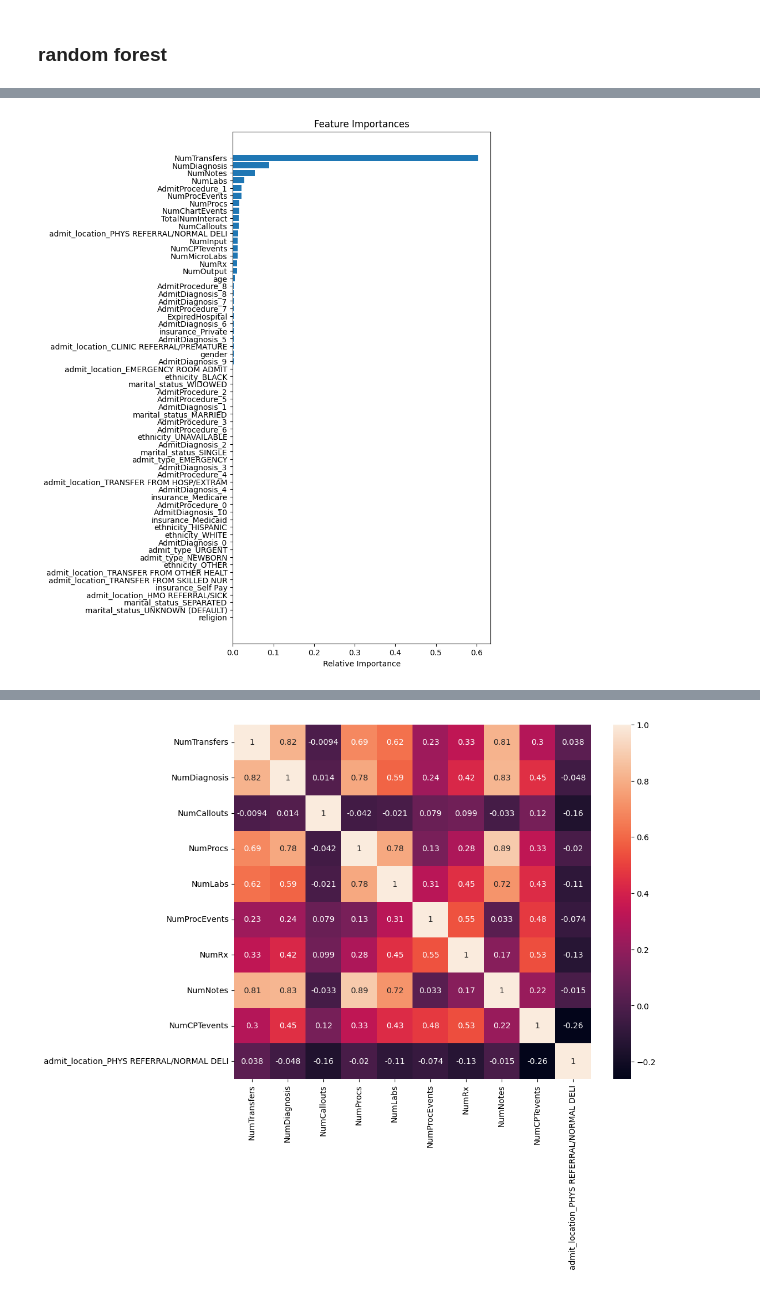
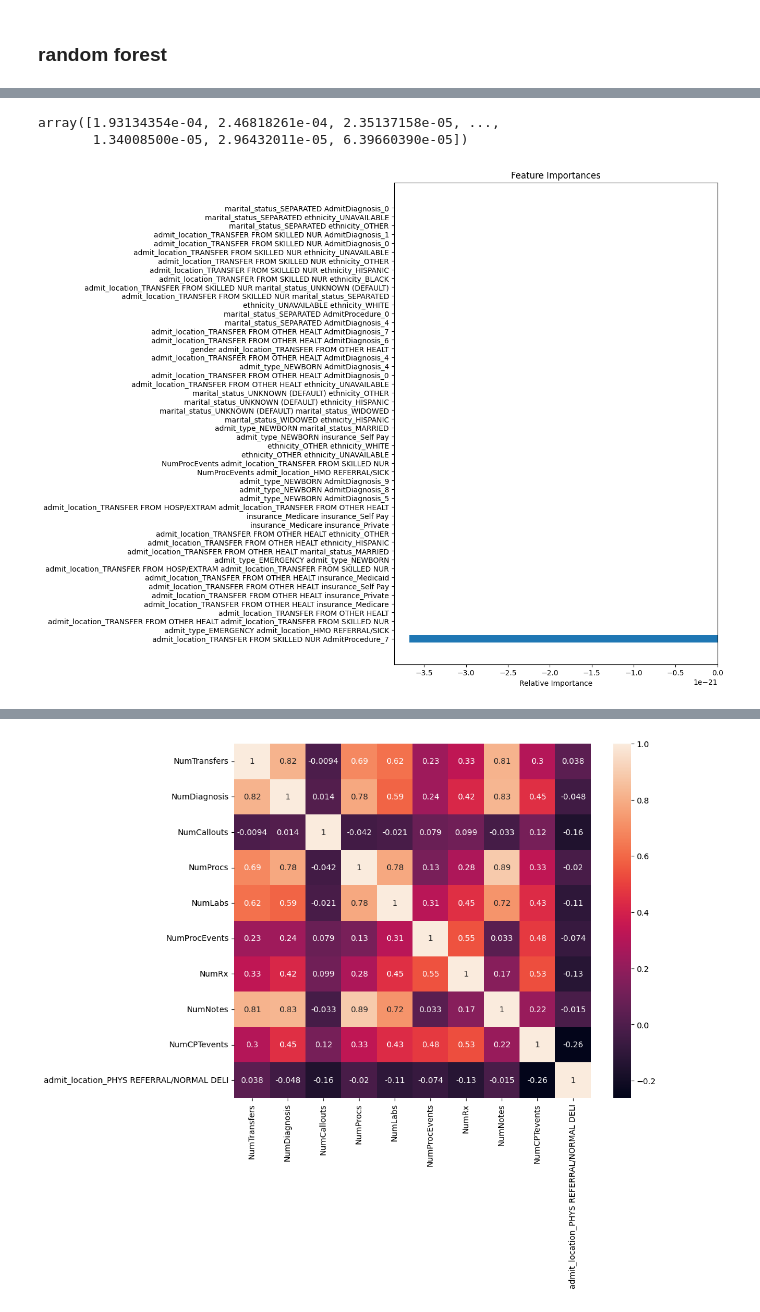
Before and after one commit to mairihallman/MAT-4376E-F24, a Jupyter notebook: 2-bayesian-data-analysis/feature-selection-q5.ipynb, the cells around one changed output, grey strips where cells are left out. Drawn from its saved outputs; the diff is of its cells as text; code cells hidden in the pictures.

```diff
--- a/2-bayesian-data-analysis/feature-selection-q5.ipynb
+++ b/2-bayesian-data-analysis/feature-selection-q5.ipynb
@@ -183,2 +184,0 @@ df_concat.head()
-# %%
-df_concat = df_concat.drop(columns=['LOSgroupNum'])
@@ -189,14 +189,26 @@ Index(['religion'], dtype='object')
 # %%
 df_concat = df_concat.loc[:, ~df_concat.columns.duplicated()]
+# %%
+poly = PolynomialFeatures(degree=2, interaction_only=True, include_bias=False)
+interaction_terms = poly.fit_transform(df_concat)
+
+X_pre = df_concat.drop(columns=['LOSdays']) # Replace with your actual variables
+y_pre = df_concat['LOSdays']
+
+poly = PolynomialFeatures(degree=2, interaction_only=True, include_bias=False)
+X_interactions = poly.fit_transform(X_pre)
+
+df_interactions = pd.DataFrame(X_interactions, columns=poly.get_feature_names_out(X_pre.columns))
+df_interactions['LOSdays'] = y_pre
 # %% [markdown]
 ### mutual info
 # %%
-X = df_concat.drop(columns=['LOSdays']) # Replace with your actual variables
+X = df_interactions.drop(columns=['LOSdays']) # Replace with your actual variables
 X = X.applymap(lambda x: int(x) if isinstance(x, bool) else x)
 X = X.apply(pd.to_numeric, errors='coerce')
 X = X.replace([np.inf, -np.inf], np.nan)
 discrete_features = X.dtypes == int
-y = df_concat['LOSdays']
+y = df_interactions['LOSdays']
 
 from sklearn.feature_selection import mutual_info_regression
 
@@ -234,13 +250,13 @@ plt.show()
 # %% [markdown]
 ### random forest
 # %%
-from sklearn.ensemble import RandomForestRegressor, RandomForestClassifier
+from sklearn.ensemble import RandomForestRegressor #, RandomForestClassifier
 from sklearn.model_selection import train_test_split
 
 X_train, X_test, y_train, y_test = train_test_split(X, y, test_size=0.2, random_state=42)
 
 # For Regression:
-model = RandomForestRegressor(n_estimators=100, random_state=42)
+model = RandomForestRegressor(n_estimators=200, random_state=42)
 
 model.fit(X_train, y_train)
 # %% [output]
@@ -256,14 +272,23 @@ R² score on the test set: 0.8466620005570484
+# %%
+model.feature_importances_
+# %% [output]
+array([1.93134354e-04, 2.46818261e-04, 2.35137158e-05, ...,
+       1.34008500e-05, 2.96432011e-05, 6.39660390e-05])
 # %%
 importances = model.feature_importances_
 
 indices = np.argsort(importances)
 
-plt.figure(figsize=(6, 12))
+plt.figure(figsize=(8, 12))
 plt.title("Feature Importances")
-plt.barh(range(X.shape[1]), importances[indices], align="center")
-plt.yticks(range(X.shape[1]), np.array(X.columns)[indices])
+
+# Modify to show only the first 50 features
+top_n = 50
+plt.barh(range(top_n), importances[indices][:top_n], align="center")
+plt.yticks(range(top_n), np.array(X.columns)[indices][:top_n])
+
 plt.xlabel("Relative Importance")
 plt.show()
 # %% [output]
-[figure, old version]
+[figure, new version]
 # %%
```
Also changed, not shown: parts of 17 cells of this notebook, 8 other files.
